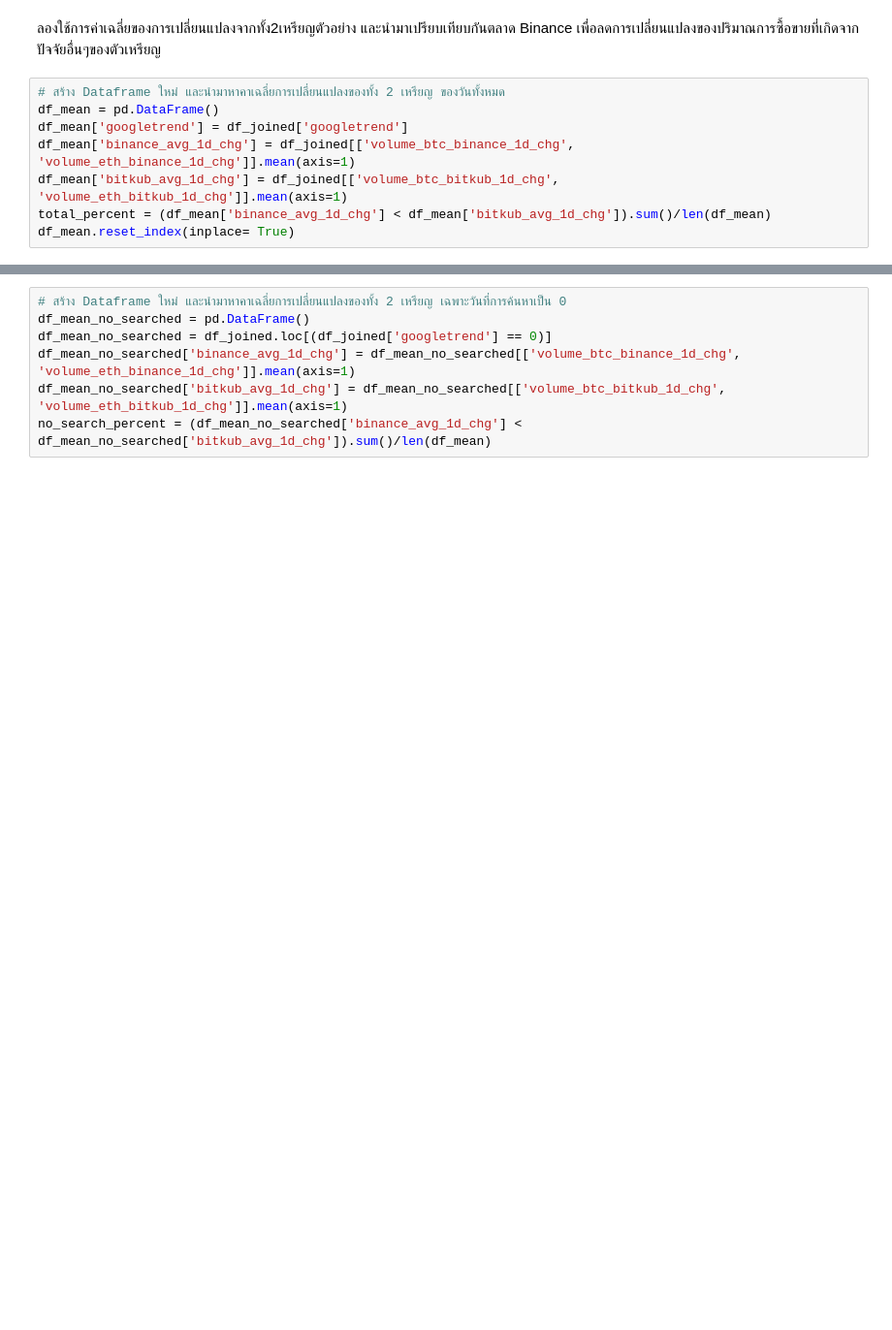
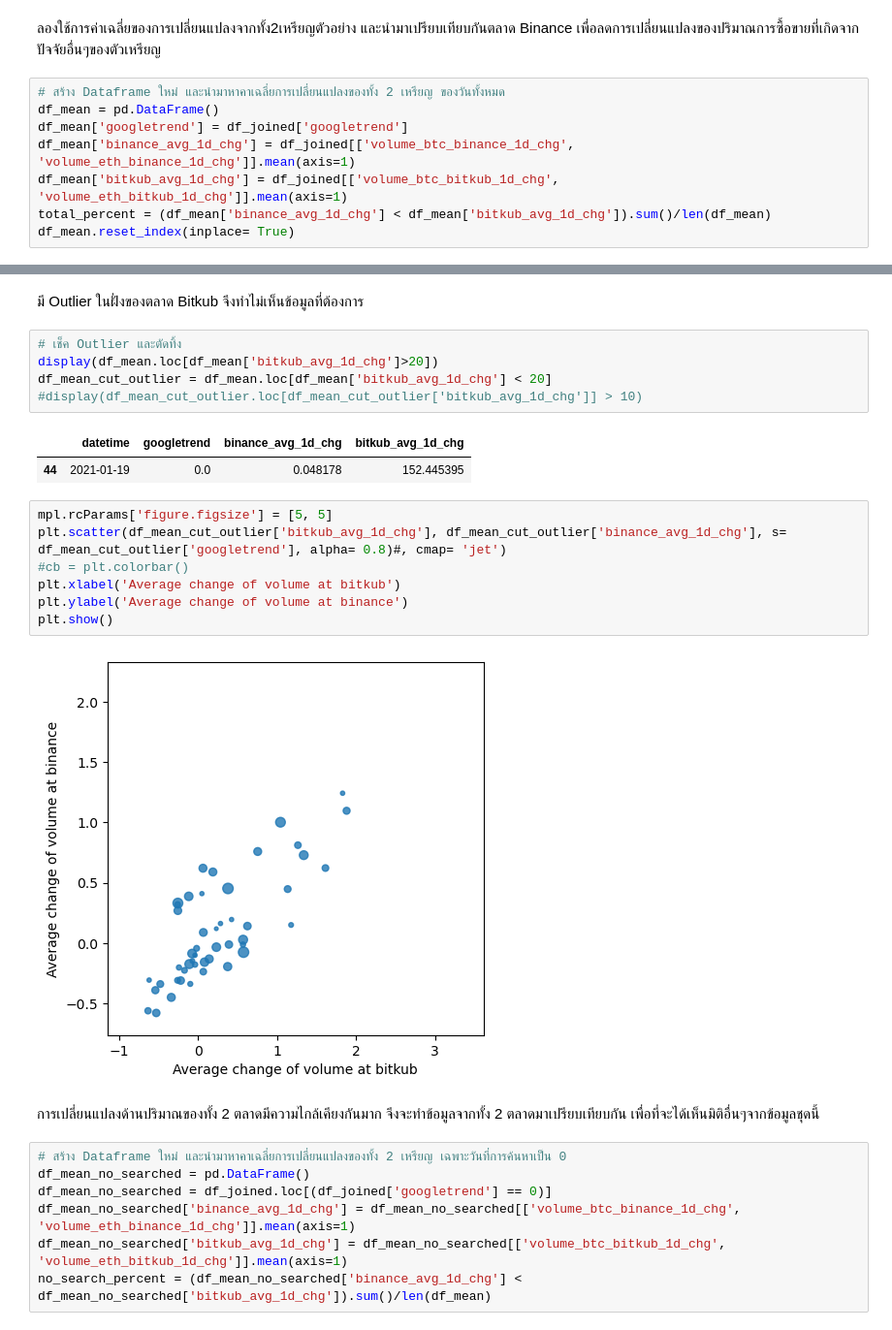
Before and after one commit to kimteespk/DADS5001_Miniproject_bitkub_googletrend, a Jupyter notebook: main_bitkub_googletrend.ipynb, the cells around one changed output, grey strips where cells are left out. Shown at 97% size. Drawn from its saved outputs; the diff is of its cells as text; blank space fills up the shorter version.

```diff
--- a/main_bitkub_googletrend.ipynb
+++ b/main_bitkub_googletrend.ipynb
@@ -596,3 +604,24 @@ df_mean.reset_index(inplace= True)
+# %% [markdown]
+มี Outlier ในฝั่งของตลาด Bitkub จึงทำไม่เห็นข้อมูลที่ต้องการ
+# %%
+# เช็ค Outlier และตัดทิ้ง
+display(df_mean.loc[df_mean['bitkub_avg_1d_chg']>20])
+df_mean_cut_outlier = df_mean.loc[df_mean['bitkub_avg_1d_chg'] < 20]
+#display(df_mean_cut_outlier.loc[df_mean_cut_outlier['bitkub_avg_1d_chg']] > 10)
+# %% [output]
+|  | datetime | googletrend | binance_avg_1d_chg | bitkub_avg_1d_chg |
+| 44 | 2021-01-19 | 0.0 | 0.048178 | 152.445395 |
+# %%
+mpl.rcParams['figure.figsize'] = [5, 5]
+plt.scatter(df_mean_cut_outlier['bitkub_avg_1d_chg'], df_mean_cut_outlier['binance_avg_1d_chg'], s= df_mean_cut_outlier['googletrend'], alpha= 0.8)#, cmap= 'jet')
+#cb = plt.colorbar()
+plt.xlabel('Average change of volume at bitkub')
+plt.ylabel('Average change of volume at binance')
+plt.show()
+# %% [output]
+[figure, added]
+# %% [markdown]
+การเปลี่ยนแปลงด้านปริมาณของทั้ง 2 ตลาดมีความไกล้เคียงกันมาก จึงจะทำข้อมูลจากทั้ง 2 ตลาดมาเปรียบเทียบกัน เพื่อที่จะได้เห็นมิติอื่นๆจากข้อมูลชุดนี้
 # %%
 # สร้าง Dataframe ใหม่ และนำมาหาคาเฉลี่ยการเปลี่ยนแปลงของทั้ง 2 เหรียญ เฉพาะวันที่การค้นหาเป็น 0
 df_mean_no_searched = pd.DataFrame()
```
Also changed, not shown: parts of 10 cells of this notebook, 1 other file.
